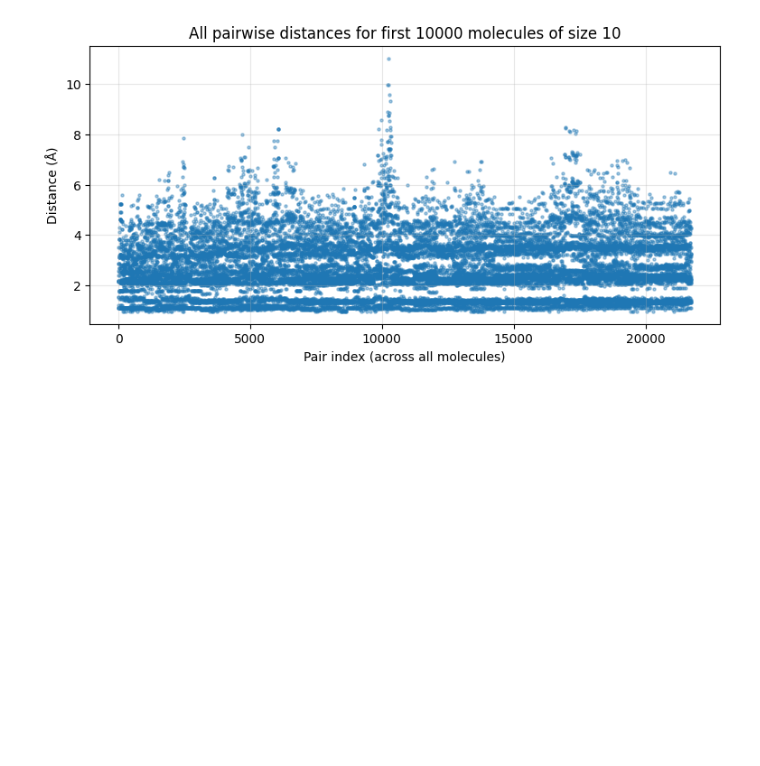
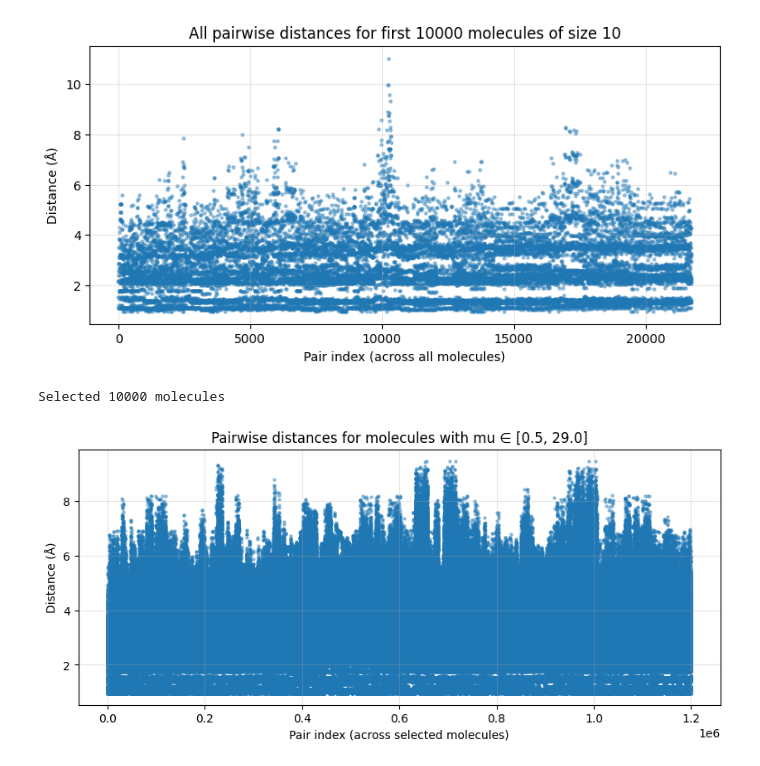
Before and after one commit to rizkisalaheddine/egnn-qm9, a Jupyter notebook: notebooks/01_distance_analysis.ipynb, the cells around one changed output. Drawn from its saved outputs; the diff is of its cells as text; code cells hidden in the pictures; blank space fills up the shorter version.

Commit message:
Adding distance analysis to the notebook

```diff
--- a/notebooks/01_distance_analysis.ipynb
+++ b/notebooks/01_distance_analysis.ipynb
@@ -124,3 +129,35 @@ def plot_pairwise_distances_many(dataset, n_atoms=7, max_mols=50):
 plot_pairwise_distances_many(dataset, n_atoms=10, max_mols=10000)
 # %% [output]
 [figure]
+# %%
+def plot_pairwise_distances_property(dataset, prop_name, max_mols=50):
+    idx = PROPERTY_TO_IDX[prop_name]
+    selected = []
+    for d in tqdm(dataset,desc=f"selecting by property {prop_name} in range [{low}, {high}]"):
+        # d.y shape is [1, 19], so index like this:
+        y_val = d.y[0, idx].item()
+    subset = [d for d in dataset if d.num_nodes == n_atoms][:max_mols]
+
+    all_dists = []
+    for data in subset:
+        N = data.num_nodes
+        diff = data.pos.unsqueeze(0) - data.pos.unsqueeze(1)
+        dist_matrix = diff.norm(dim=-1)
+        i, j = torch.triu_indices(N, N, offset=1)
+        dists = dist_matrix[i, j]
+        all_dists.append(dists)
+
+    all_dists = torch.cat(all_dists)
+
+    indices = range(len(all_dists))
+
+    plt.figure(figsize=(9,4))
+    plt.scatter(indices, all_dists.cpu(), s=5, alpha=0.4)
+    plt.xlabel("Pair index (across all molecules)")
+    plt.ylabel("Distance (Å)")
+    plt.title(f"All pairwise distances for first {max_mols} molecules of size {n_atoms}")
+    plt.grid(alpha=0.3)
+    plt.show()
+
+# Example:
+plot_pairwise_distances_many(dataset, n_atoms=10, max_mols=10000)
@@ -126,0 +220,13 @@ plot_pairwise_distances_many(dataset, n_atoms=10, max_mols=10000)
+# %%
+low = 0.5
+high = 29.0
+dists = plot_pairwise_distances_property(
+    dataset,
+    prop_name="mu",
+    low=0.5,
+    high=29.0,
+    max_mols=10000
+)
+# %% [output]
+Selected 10000 molecules
+[figure, added]
```
Also changed, not shown: parts of 8 cells of this notebook.
